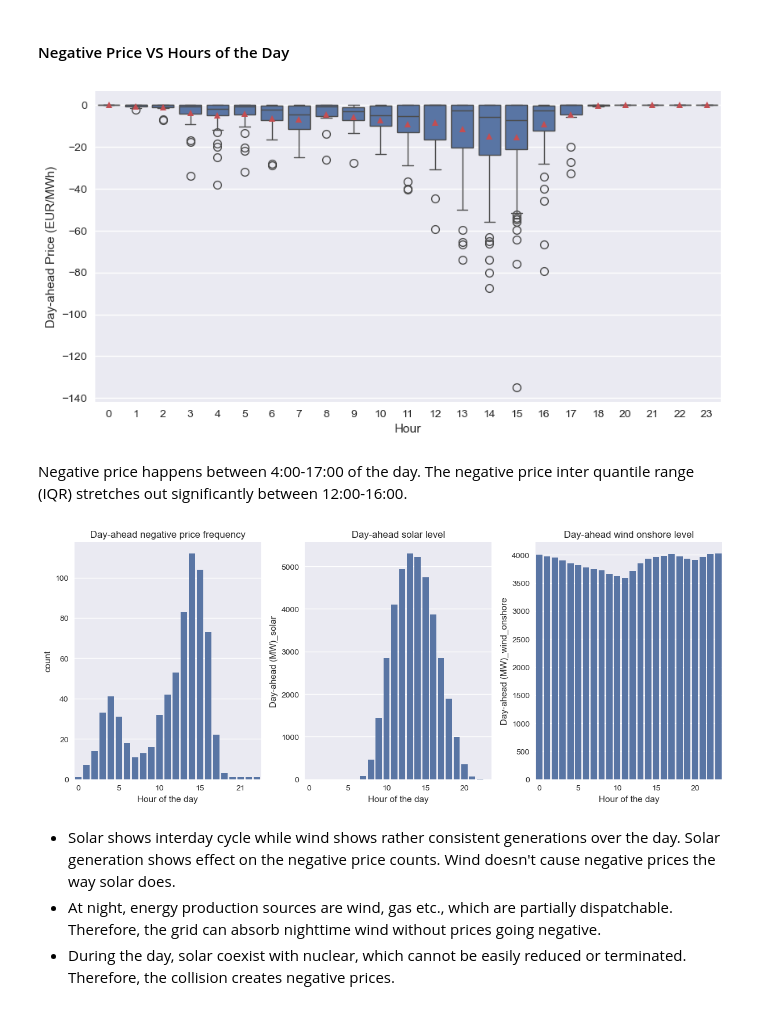
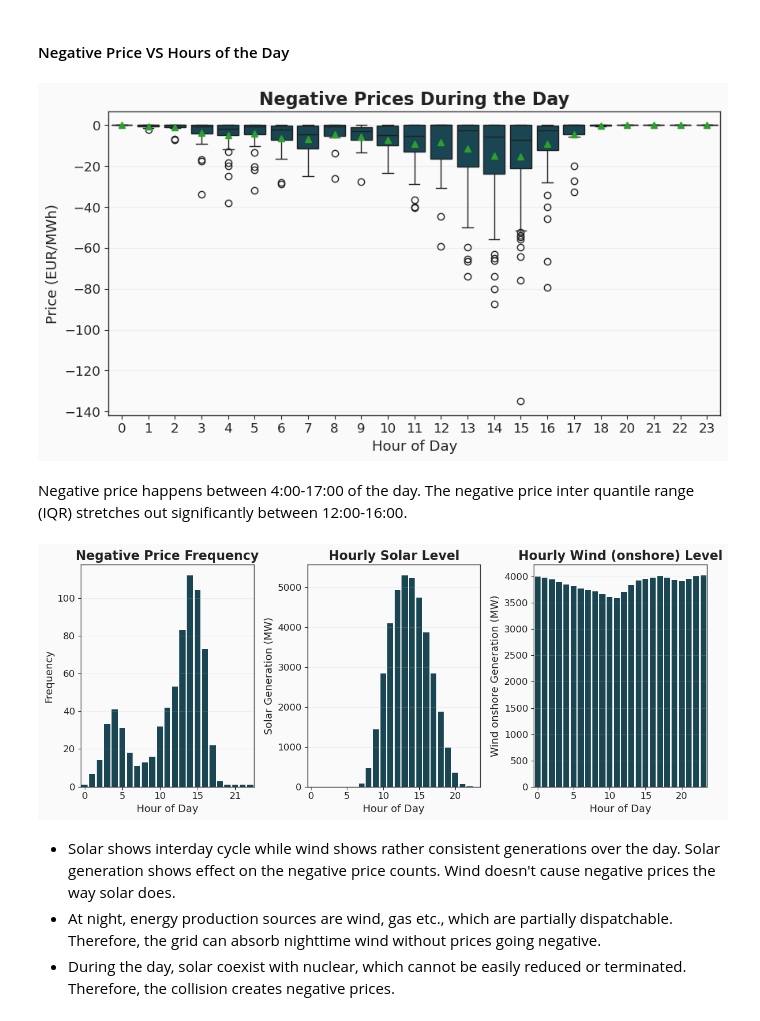
Before and after one commit to LisaBianConti/electricity-price-forecasting, a Jupyter notebook: notebooks/04_market_regimes.ipynb, the cells around one changed output. Drawn from its saved outputs; the diff is of its cells as text; code cells hidden in the pictures.

```diff
--- a/notebooks/04_market_regimes.ipynb
+++ b/notebooks/04_market_regimes.ipynb
@@ -24,8 +24,9 @@ import glob
 import re
 import missingno as msno
 import pyarrow
-
-plt.style.use("seaborn-v0_8")
+sys.path.append("../src")
+import style
+style.apply_style()
 pd.set_option("display.max_columns", 50)
 
 df_alls = pd.read_parquet("../data/processed/df_alls_cleaned.parquet")
@@ -320,12 +323,14 @@ np.int64(713)
 # %% [markdown]
 #### Negative Price VS Hours of the Day
 # %%
-plt.figure(figsize = (10, 5))
-sns.boxplot(data = negative_price, x = negative_price.index.hour, y = "Day-ahead Price (EUR/MWh)", showmeans = True)
-plt.xlabel("Hour")
+plt.figure()
+sns.boxplot(data = negative_price, x = negative_price.index.hour, y = "Day-ahead Price (EUR/MWh)", showmeans = True, color = style.COLORS["primary"])
+plt.xlabel("Hour of Day")
+plt.ylabel("Price (EUR/MWh)")
+plt.title("Negative Prices During the Day")
 plt.show()
 # %% [output]
-[figure, old version]
+[figure, new version]
 # %% [markdown]
 Negative price happens between 4:00-17:00 of the day. The negative price inter quantile range (IQR) stretches out significantly between 12:00-16:00.
 # %%
@@ -334,25 +339,28 @@ df_solar_pred_hour = df_alls.groupby(df_alls.index.hour)["Day-ahead (MW)_solar"]
 df_wind_onshore_hour = df_alls.groupby(df_alls.index.hour)["Day-ahead (MW)_wind_onshore"].mean().reset_index()
 
 fig, axes = plt.subplots(nrows = 1, ncols = 3, figsize = (12,5))
-sns.barplot(data = neg_price_hour, x = "timestamp", y = "count", ax = axes[0])
-axes[0].set_title("Day-ahead negative price frequency")
-axes[0].set_xlabel("Hour of the day")
+sns.barplot(data = neg_price_hour, x = "timestamp", y = "count", ax = axes[0], color = style.COLORS["primary"])
+axes[0].set_title("Negative Price Frequency")
+axes[0].set_xlabel("Hour of Day")
+axes[0].set_ylabel("Frequency")
 axes[0].set_xticks(range(0, 24, 5))
 
-sns.barplot(data = df_solar_pred_hour, x = "timestamp", y = "Day-ahead (MW)_solar", ax = axes[1])
-axes[1].set_xlabel("Hour of the day")
-axes[1].set_title("Day-ahead solar level")
+sns.barplot(data = df_solar_pred_hour, x = "timestamp", y = "Day-ahead (MW)_solar", ax = axes[1], color = style.COLORS["primary"])
+axes[1].set_xlabel("Hour of Day")
+axes[1].set_ylabel("Solar Generation (MW)")
+axes[1].set_title("Hourly Solar Level")
 axes[1].set_xticks(range(0, 24, 5))
 
-sns.barplot(data = df_wind_onshore_hour, x = "timestamp", y = "Day-ahead (MW)_wind_onshore", ax = axes[2])
-axes[2].set_title("Day-ahead wind onshore level")
-axes[2].set_xlabel("Hour of the day")
+sns.barplot(data = df_wind_onshore_hour, x = "timestamp", y = "Day-ahead (MW)_wind_onshore", ax = axes[2], color = style.COLORS["primary"])
+axes[2].set_title("Hourly Wind (onshore) Level")
+axes[2].set_xlabel("Hour of Day")
+axes[2].set_ylabel("Wind onshore Generation (MW)")
 axes[2].set_xticks(range(0, 24, 5))
 
 plt.tight_layout()
 plt.show()
 # %% [output]
-[figure, old version]
+[figure, new version]
 # %% [markdown]
 - Solar shows interday cycle while wind shows rather consistent generations over the day. Solar generation shows effect on the negative price counts. Wind doesn't cause negative prices the way solar does.
 - At night, energy production sources are wind, gas etc., which are partially dispatchable. Therefore, the grid can absorb nighttime wind without prices going negative.
```
Also changed, not shown: parts of 47 cells of this notebook.
